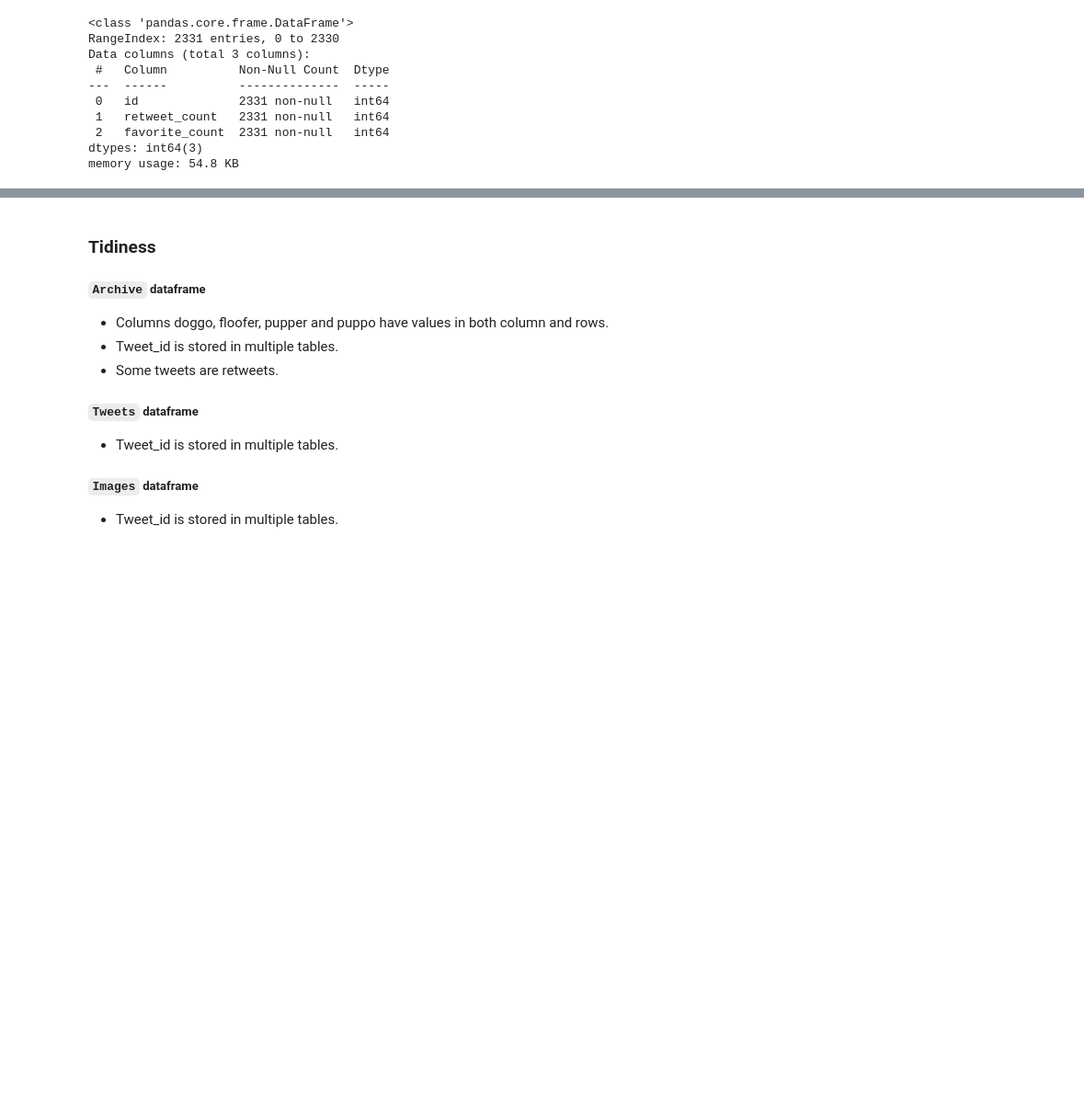
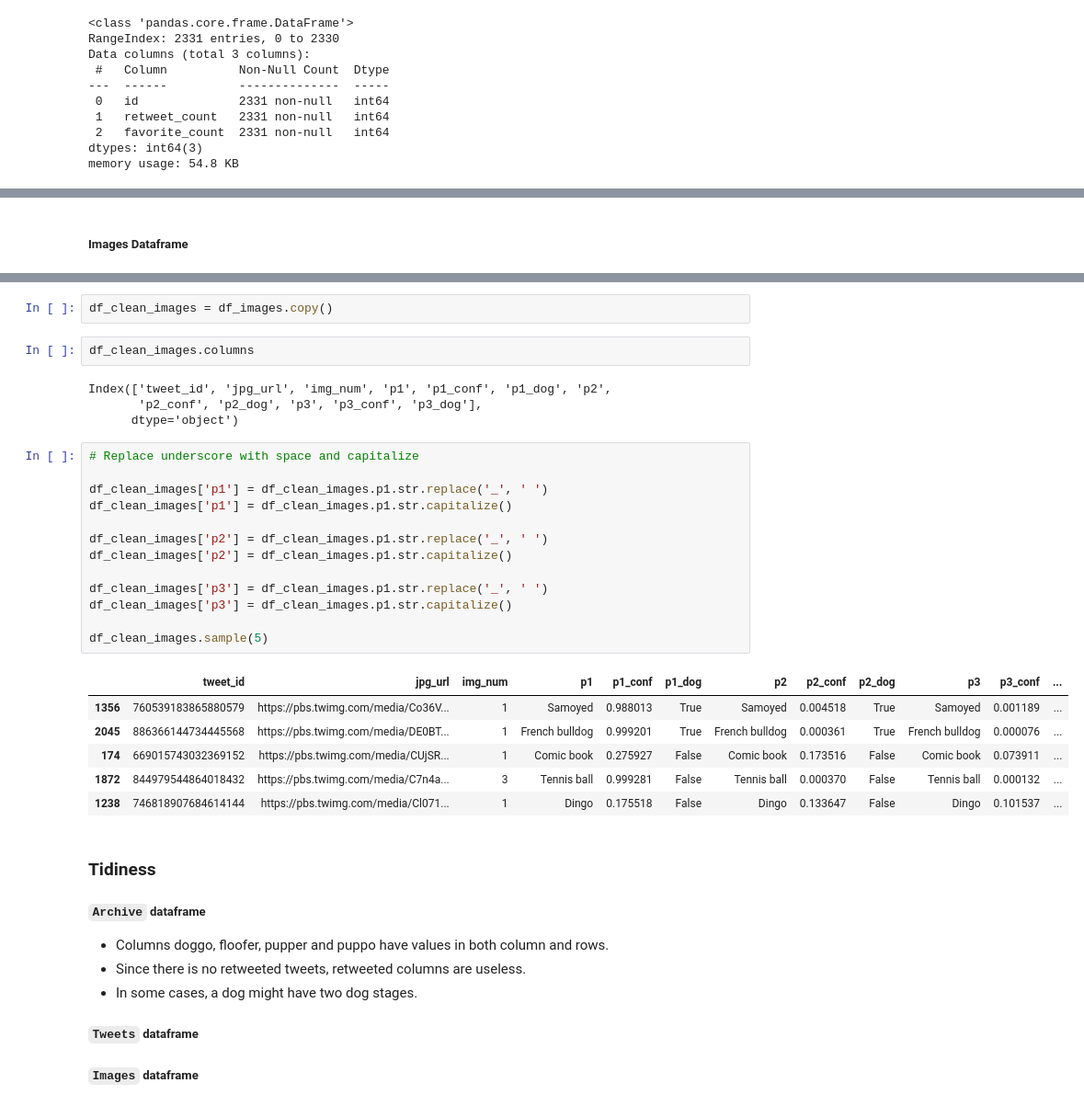
Before and after one commit to eduardopd/udacity-data-analysis-data-wrangling, a Jupyter notebook: wrangle_act.ipynb, the cells around one changed output, grey strips where cells are left out. Shown at 92% size. Saved outputs shown, nothing was run; the diff lists cells and outputs as text; blank space fills up the shorter version.

```diff
--- a/wrangle_act.ipynb
+++ b/wrangle_act.ipynb
@@ -289,3 +298,5 @@ memory usage: 152.1+ KB
+# %% [markdown]
+##### Images Dataframe
 # %%
 df_images.head()
 # %% [output]
@@ -295,15 +306,41 @@ df_images.head()
 | 2 | 666033412701032449 | https://pbs.twimg.com/media/CT452... | 1 | German_shepherd | 0.596461 | True | malinois | 0.138584 | True | bloodhound | 0.116197 | ... |
 | 3 | 666044226329800704 | https://pbs.twimg.com/media/CT5Dr... | 1 | Rhodesian_ridgeback | 0.408143 | True | redbone | 0.360687 | True | miniature_pinscher | 0.222752 | ... |
 | 4 | 666049248165822465 | https://pbs.twimg.com/media/CT5IQ... | 1 | miniature_pinscher | 0.560311 | True | Rottweiler | 0.243682 | True | Doberman | 0.154629 | ... |
+# %%
+df_clean_images = df_images.copy()
+# %%
+df_clean_images.columns
+# %% [output]
+Index(['tweet_id', 'jpg_url', 'img_num', 'p1', 'p1_conf', 'p1_dog', 'p2',
+       'p2_conf', 'p2_dog', 'p3', 'p3_conf', 'p3_dog'],
+      dtype='object')
+# %%
+# Replace underscore with space and capitalize
+
+df_clean_images['p1'] = df_clean_images.p1.str.replace('_', ' ')
+df_clean_images['p1'] = df_clean_images.p1.str.capitalize()
+
+df_clean_images['p2'] = df_clean_images.p1.str.replace('_', ' ')
+df_clean_images['p2'] = df_clean_images.p1.str.capitalize()
+
+df_clean_images['p3'] = df_clean_images.p1.str.replace('_', ' ')
+df_clean_images['p3'] = df_clean_images.p1.str.capitalize()
+
+df_clean_images.sample(5)
+# %% [output]
+|  | tweet_id | jpg_url | img_num | p1 | p1_conf | p1_dog | p2 | p2_conf | p2_dog | p3 | p3_conf | ... |
+| 1356 | 760539183865880579 | https://pbs.twimg.com/media/Co36V... | 1 | Samoyed | 0.988013 | True | Samoyed | 0.004518 | True | Samoyed | 0.001189 | ... |
+| 2045 | 886366144734445568 | https://pbs.twimg.com/media/DE0BT... | 1 | French bulldog | 0.999201 | True | French bulldog | 0.000361 | True | French bulldog | 0.000076 | ... |
+| 174 | 669015743032369152 | https://pbs.twimg.com/media/CUjSR... | 1 | Comic book | 0.275927 | False | Comic book | 0.173516 | False | Comic book | 0.073911 | ... |
+| 1872 | 844979544864018432 | https://pbs.twimg.com/media/C7n4a... | 3 | Tennis ball | 0.999281 | False | Tennis ball | 0.000370 | False | Tennis ball | 0.000132 | ... |
+| 1238 | 746818907684614144 | https://pbs.twimg.com/media/Cl071... | 1 | Dingo | 0.175518 | False | Dingo | 0.133647 | False | Dingo | 0.101537 | ... |
 # %% [markdown]
 ### Tidiness
 ##### `Archive` dataframe
 - Columns doggo, floofer, pupper and puppo have values in both column and rows.
-- Tweet_id is stored in multiple tables.
-- Some tweets are retweets.
+- Since there is no retweeted tweets, retweeted columns are useless.
+- In some cases, a dog might have two dog stages.
 
 ##### `Tweets` dataframe
-- Tweet_id is stored in multiple tables.
 
 ##### `Images` dataframe
-- Tweet_id is stored in multiple tables.
```
Also changed, not shown: parts of 31 cells of this notebook.
